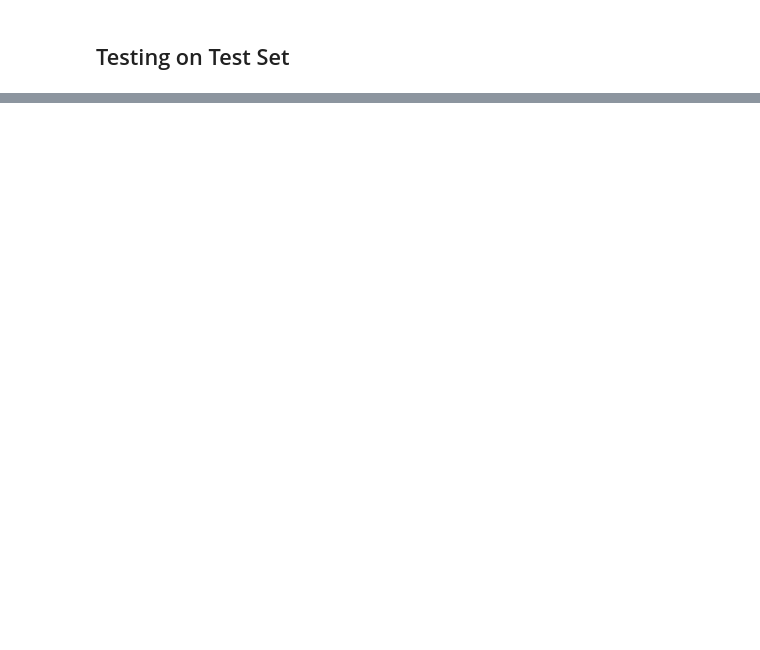
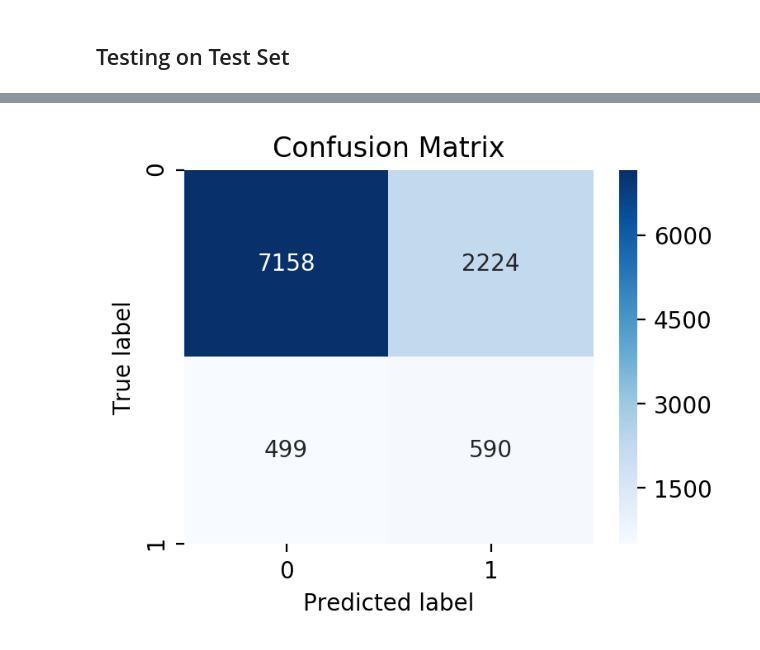
Before and after one commit to de-la-viz/pesticides_in_drinking_water, a Jupyter notebook: code/Classification.ipynb, the cells around one changed output, grey strips where cells are left out. Saved outputs shown, nothing was run; the diff lists cells and outputs as text; code cells hidden in the pictures; blank space fills up the shorter version.

```diff
--- a/code/Classification.ipynb
+++ b/code/Classification.ipynb
@@ -1073,32 +1382,34 @@ cm = confusion_matrix(y_test, y_pred)
 # plt.matshow(cm)
 # plt.title('Confusion matrix')
 # plt.colorbar()
 # plt.ylabel('True label')
 # plt.xlabel('Predicted label')
 # plt.show()
 
 plt.figure(figsize = (4,3), dpi=200)
 akws = {"ha": 'center',"va": 'center'}
 # cmap = sns.palplot(sns.color_palette("Blues")) # Generate a custom diverging colormap
 ax = sns.heatmap(cm,  cmap="Blues", annot=True, annot_kws=akws, fmt='')
 
 iteri=0
 for t in ax.texts:
     trans = t.get_transform()
     if(iteri > 1): # this is a stupid hack to not get the text on the border of the plot...
         offs = transforms.ScaledTranslation(0, -0.25,
-                                            matplotlib.transforms.IdentityTransform())
+                                            transforms.IdentityTransform())
         t.set_transform( offs + trans )
     else:
         offs = transforms.ScaledTranslation(0, +0.25,
-                                            matplotlib.transforms.IdentityTransform())
+                                            transforms.IdentityTransform())
         t.set_transform( offs + trans )
     iteri=iteri+1
 
 plt.xlabel('Predicted label')
 plt.ylabel('True label')
 plt.title('Confusion Matrix')
 
 
 
 plt.show()
+# %% [output]
+[figure, added]
```
Also changed, not shown: parts of 25 cells of this notebook.
